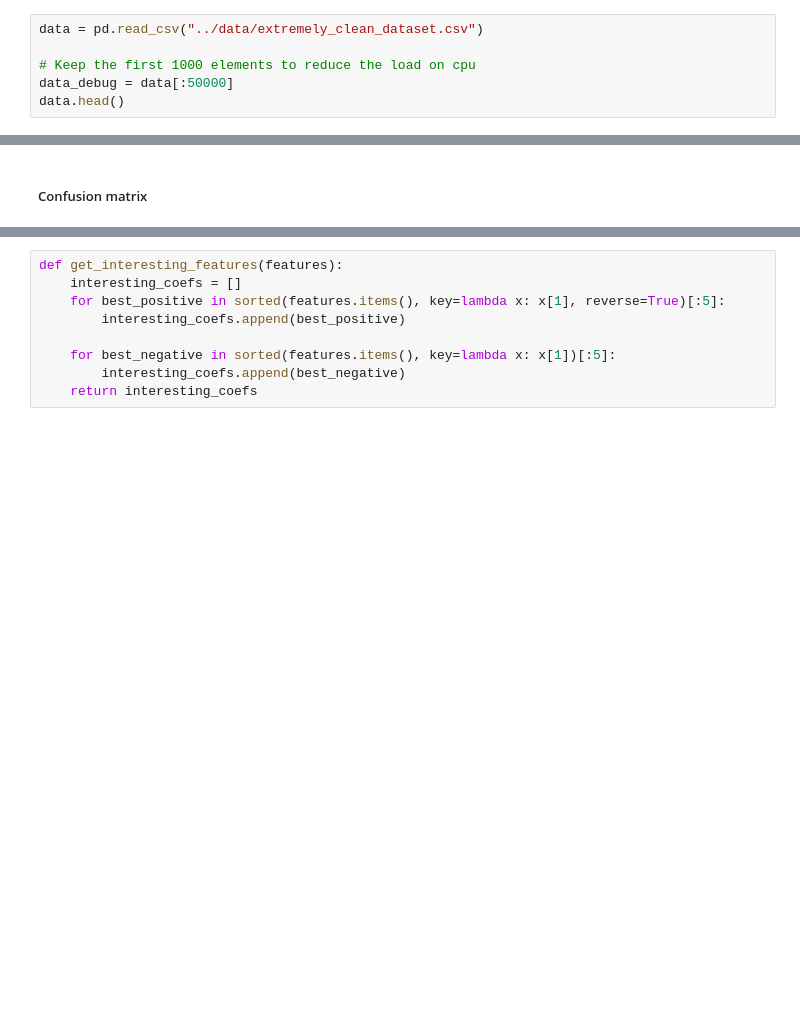
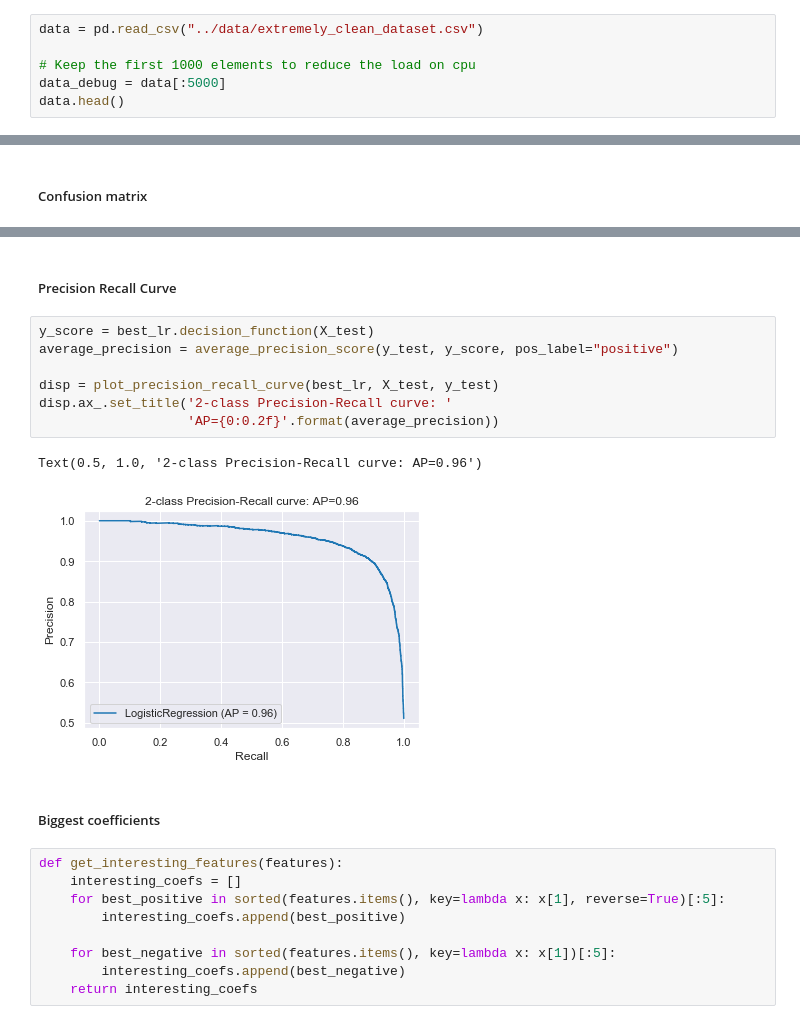
Before and after one commit to SylvainLosey/DMML2019_Team_Orange, a Jupyter notebook: code/2_analysis.ipynb, the cells around one changed output, grey strips where cells are left out. Cells and saved outputs as stored; diff of their text form; blank space fills up the shorter version.

```diff
--- a/code/2_analysis.ipynb
+++ b/code/2_analysis.ipynb
@@ -34,7 +34,7 @@ plt.rcParams['figure.figsize'] = [10, 7]
 data = pd.read_csv("../data/extremely_clean_dataset.csv")
 
 # Keep the first 1000 elements to reduce the load on cpu
-data_debug = data[:50000]
+data_debug = data[:5000]
 data.head()
 # %% [output]
 |  | review | sentiment |
@@ -308,3 +337,17 @@ pipe.score(X_test, y_test)
+# %% [markdown]
+##### Precision Recall Curve
+# %%
+y_score = best_lr.decision_function(X_test)
+average_precision = average_precision_score(y_test, y_score, pos_label="positive")
+
+disp = plot_precision_recall_curve(best_lr, X_test, y_test)
+disp.ax_.set_title('2-class Precision-Recall curve: '
+                   'AP={0:0.2f}'.format(average_precision))
+# %% [output]
+Text(0.5, 1.0, '2-class Precision-Recall curve: AP=0.96')
+[figure, added]
+# %% [markdown]
+##### Biggest coefficients
 # %%
 def get_interesting_features(features):
     interesting_coefs = []
```
Also changed, not shown: parts of 53 cells of this notebook, 1 other file.
